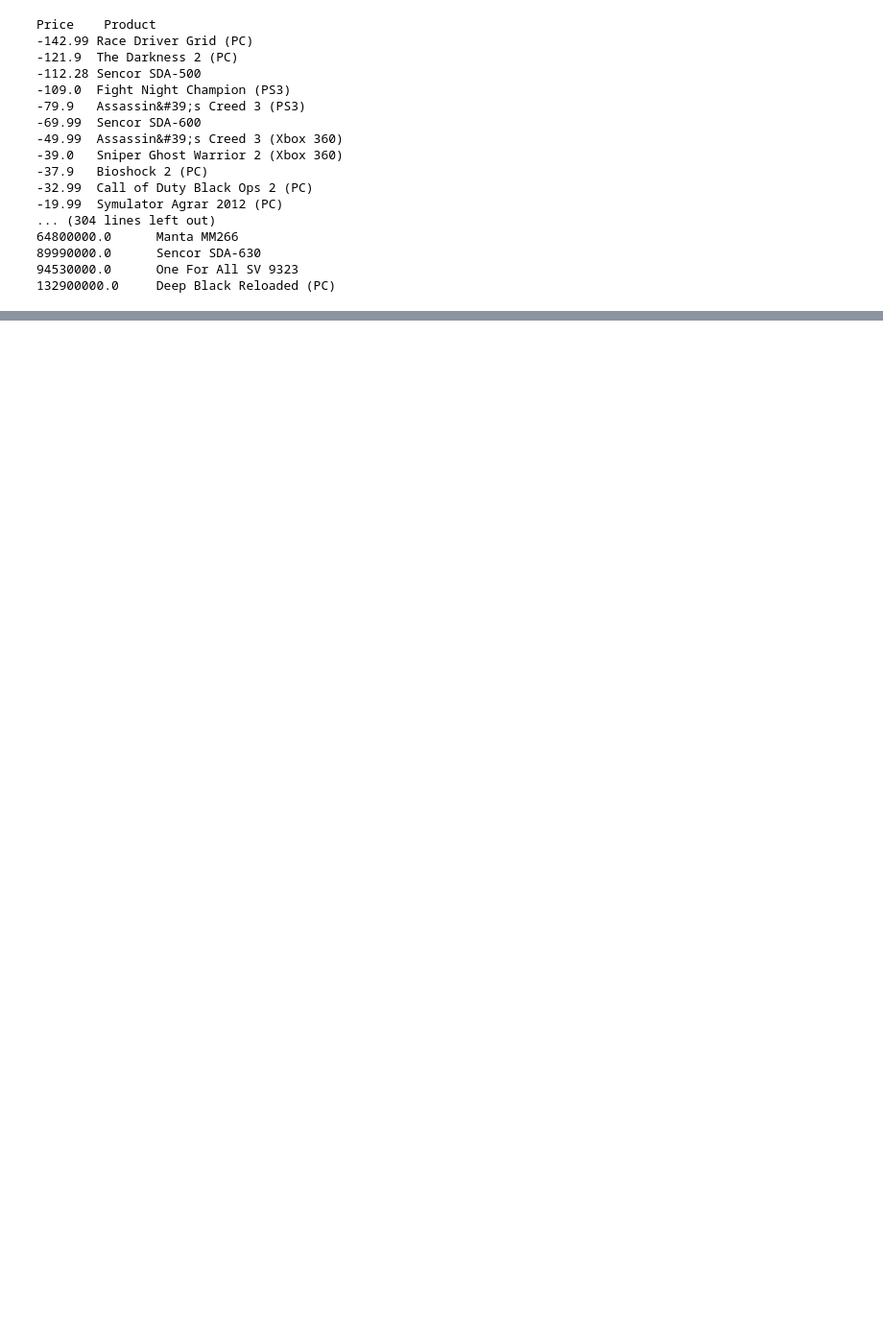
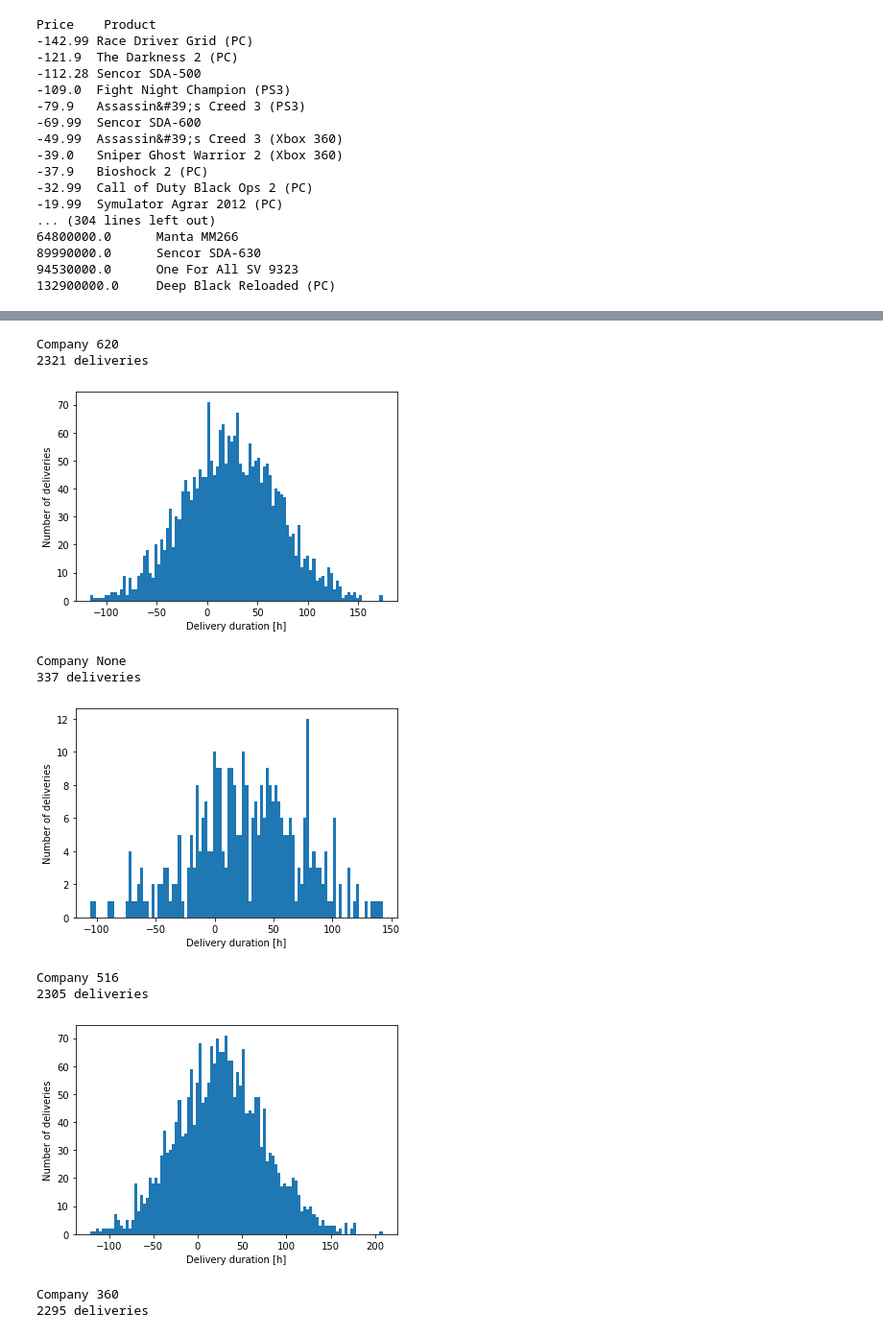
Before and after one commit to plibera/IUM_Project, a Jupyter notebook: dataAnalysis.ipynb, the cells around one changed output, grey strips where cells are left out. Shown at 96% size. Cells and saved outputs as stored; diff of their text form; code cells hidden in the pictures; blank space fills up the shorter version.

```diff
--- a/dataAnalysis.ipynb
+++ b/dataAnalysis.ipynb
@@ -84,0 +92,31 @@ Text(0.5, 0, 'Delivery duration')
+# %%
+companies = []
+for delivery in deliveries:
+    if delivery['delivery_company'] not in companies:# and delivery['delivery_company'] is not None:
+        companies.append(delivery['delivery_company'])
+
+for company in companies:
+    print('Company '+str(company))
+    durations = []
+    counter = 0
+    for delivery in deliveredList:
+        if delivery['delivery_company'] == company:
+            counter += 1
+            durations.append((dateToTimestamp(delivery['delivery_timestamp']) - dateToTimestamp(delivery['purchase_timestamp']))/3600)
+    print(str(counter)+' deliveries')
+    plt.hist(durations, density=False, bins=100)
+    plt.ylabel('Number of deliveries')
+    plt.xlabel('Delivery duration [h]')
+    plt.show()
+# %% [output]
+Company 620
+2321 deliveries
+[figure, added]
+Company None
+337 deliveries
+[figure, added]
+Company 516
+2305 deliveries
+[figure, added]
+Company 360
+2295 deliveries
```
Also changed, not shown: parts of 15 cells of this notebook.
